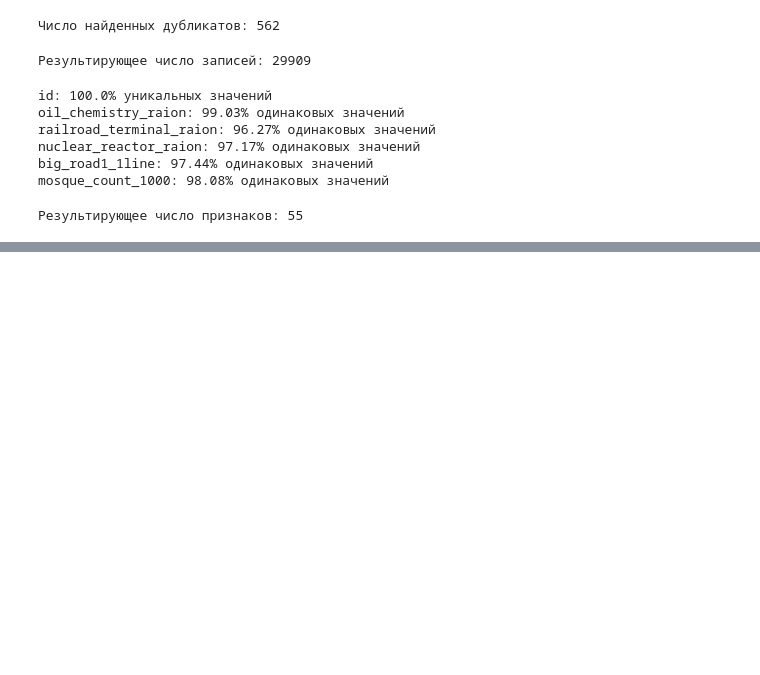
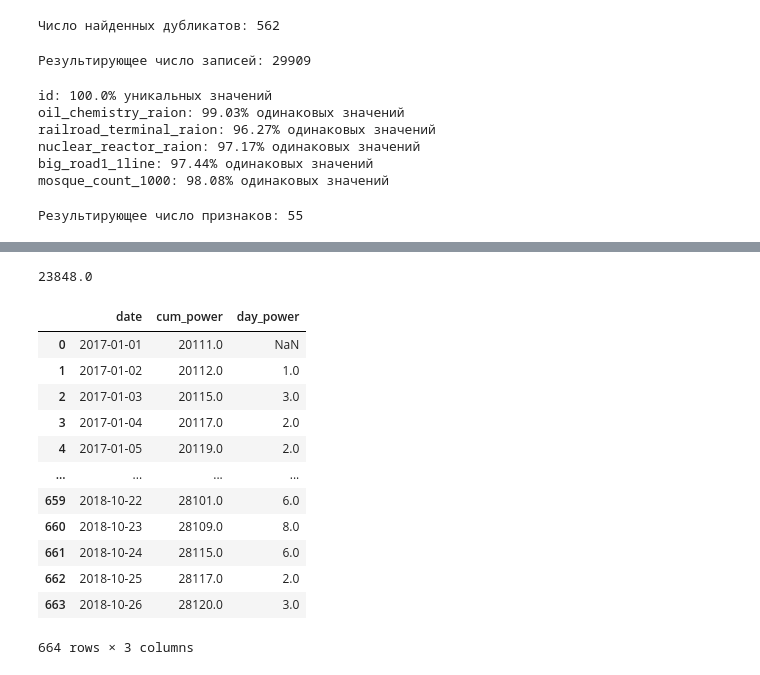
Before and after one commit to DenisBaburin/ds_school_148, a Jupyter notebook: DS_school/PYTHON-14_Очистка данных/очистка данных_теория.ipynb, the cells around one changed output, grey strips where cells are left out. Drawn from its saved outputs; the diff is of its cells as text; code cells hidden in the pictures; blank space fills up the shorter version.

```diff
--- a/DS_school/PYTHON-14_Очистка данных/очистка данных_теория.ipynb
+++ b/DS_school/PYTHON-14_Очистка данных/очистка данных_теория.ipynb
@@ -545,3 +545,7 @@ information_sber_data = sber_data.drop(low_information_cols, axis=1)
 print(f'Результирующее число признаков: {information_sber_data.shape[1]}')
 # %% [output]
 Результирующее число признаков: 55
+# %%
+solar_data = pd.read_csv('data/solarpower.csv')
+display(solar_data.head())
+solar_data[solar_data['cum_power'] == -1]
@@ -547,0 +562,2 @@ print(f'Результирующее число признаков: {information
+# %%
+solar_data['cum_power'] = solar_data['cum_power'].replace(-1, np.nan).interpolate()
@@ -547,0 +568,5 @@ print(f'Результирующее число признаков: {information
+# %%
+for i in range(len(solar_data)):
+    if solar_data['cum_power'].iloc[i] == - 1:
+        solar_data['cum_power'].iloc[i] = (solar_data['cum_power'].iloc[i-1] + solar_data['cum_power'].iloc[i+1]) / 2
+solar_data['cum_power'].iloc[45]
@@ -547,0 +583,23 @@ print(f'Результирующее число признаков: {information
+# %%
+solar_data['cum_power'].mean().round()
+# %% [output]
+23848.0
+# %%
+for i in range(len(solar_data)):
+    solar_data['day_power'] = solar_data['cum_power'].diff()
+
+solar_data
+# %% [output]
+|  | date | cum_power | day_power |
+| 0 | 2017-01-01 | 20111.0 | NaN |
+| 1 | 2017-01-02 | 20112.0 | 1.0 |
+| 2 | 2017-01-03 | 20115.0 | 3.0 |
+| 3 | 2017-01-04 | 20117.0 | 2.0 |
+| 4 | 2017-01-05 | 20119.0 | 2.0 |
+| ... | ... | ... | ... |
+| 659 | 2018-10-22 | 28101.0 | 6.0 |
+| 660 | 2018-10-23 | 28109.0 | 8.0 |
+| 661 | 2018-10-24 | 28115.0 | 6.0 |
+| 662 | 2018-10-25 | 28117.0 | 2.0 |
+| 663 | 2018-10-26 | 28120.0 | 3.0 |
+664 rows × 3 columns
```
Also changed, not shown: parts of 7 cells of this notebook, 4 other files.
